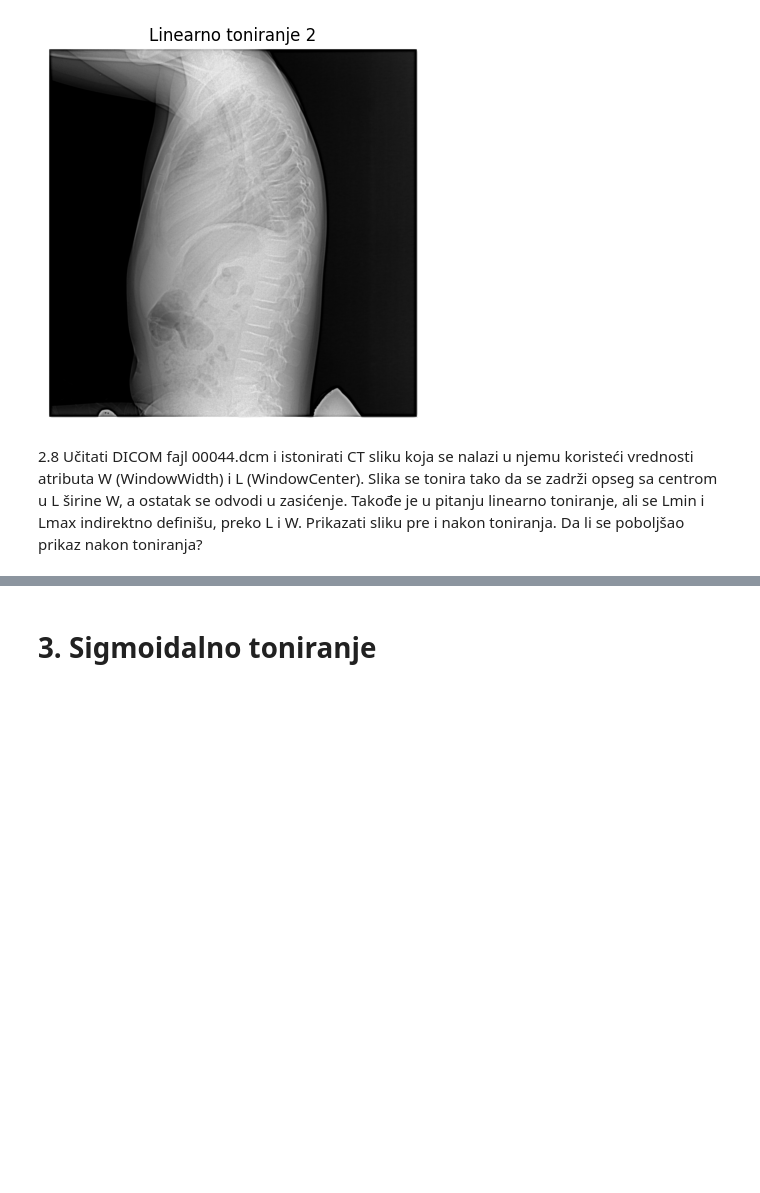
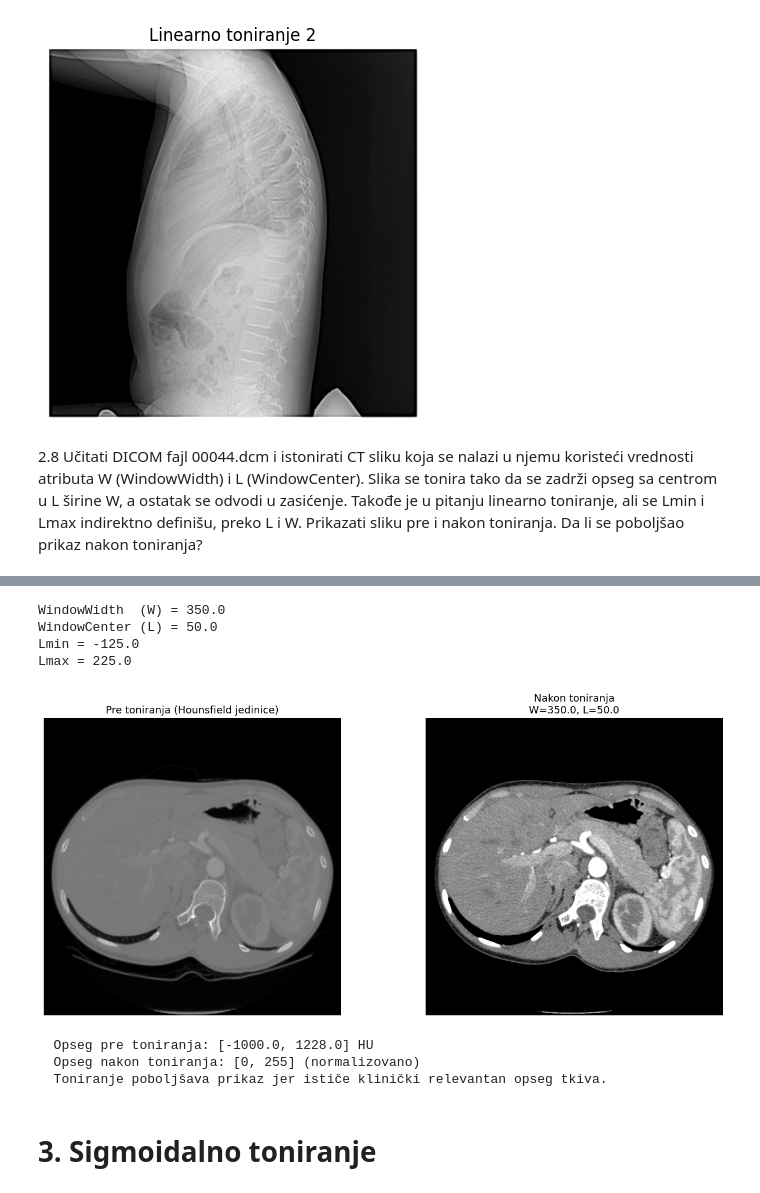
Before and after one commit to nebojsa-bozanic/BMI_OSuM, a Jupyter notebook: 04_toniranje.ipynb, the cells around one changed output, grey strips where cells are left out. Cells and saved outputs as stored; diff of their text form; code cells hidden in the pictures; blank space fills up the shorter version.

Commit message:
Fixed CT Windowing

```diff
--- a/04_toniranje.ipynb
+++ b/04_toniranje.ipynb
@@ -196,3 +226,63 @@ Text(0.5, 1.0, 'CT nakon toniranja')
+# %%
+# 2.8
+# Učitavanje DICOM fajla
+ds = pydicom.dcmread("00044.dcm")
+
+# Originalna piksel matrica
+img = ds.pixel_array.astype(np.float32)
+
+# Rescale Slope i Intercept (pretvaranje u Hounsfield jedinice)
+slope = float(ds.RescaleSlope) if hasattr(ds, 'RescaleSlope') else 1.0
+intercept = float(ds.RescaleIntercept) if hasattr(ds, 'RescaleIntercept') else 0.0
+img_hu = img * slope + intercept
+
+# Čitanje W i L atributa iz DICOM zaglavlja
+W = float(ds.WindowWidth[0])
+L = float(ds.WindowCenter[0])
+
+print(f"WindowWidth  (W) = {W}")
+print(f"WindowCenter (L) = {L}")
+
+# Windowing (linearno toniranje)
+# Lmin i Lmax se definišu indirektno:
+Lmin = L - W / 2
+Lmax = L + W / 2
+
+print(f"Lmin = {Lmin}")
+print(f"Lmax = {Lmax}")
+
+# Klipovanje i normalizacija na [0, 255]
+img_windowed = np.clip(img_hu, Lmin, Lmax)
+img_windowed = (img_windowed - Lmin) / (Lmax - Lmin) * 255.0
+img_windowed = img_windowed.astype(np.uint8)
+
+# Prikaz pre i nakon toniranja ---
+fig, axes = plt.subplots(1, 2, figsize=(14, 6))
+
+axes[0].imshow(img_hu, cmap='gray')
+axes[0].set_title("Pre toniranja (Hounsfield jedinice)", fontsize=13)
+axes[0].axis('off')
+
+axes[1].imshow(img_windowed, cmap='gray')
+axes[1].set_title(f"Nakon toniranja\nW={W}, L={L}", fontsize=13)
+axes[1].axis('off')
+
+plt.tight_layout()
+plt.savefig("dicom_windowing.png", dpi=150)
+plt.show()
+
+print(f"  Opseg pre toniranja: [{img_hu.min():.1f}, {img_hu.max():.1f}] HU")
+print(f"  Opseg nakon toniranja: [0, 255] (normalizovano)")
+print(f"  Toniranje poboljšava prikaz jer ističe klinički relevantan opseg tkiva.")
+# %% [output]
+WindowWidth  (W) = 350.0
+WindowCenter (L) = 50.0
+Lmin = -125.0
+Lmax = 225.0
+[figure, added]
+  Opseg pre toniranja: [-1000.0, 1228.0] HU
+  Opseg nakon toniranja: [0, 255] (normalizovano)
+  Toniranje poboljšava prikaz jer ističe klinički relevantan opseg tkiva.
 # %% [markdown]
 # 3. Sigmoidalno toniranje
 # %% [markdown]
```
Also changed, not shown: parts of 15 cells of this notebook.
